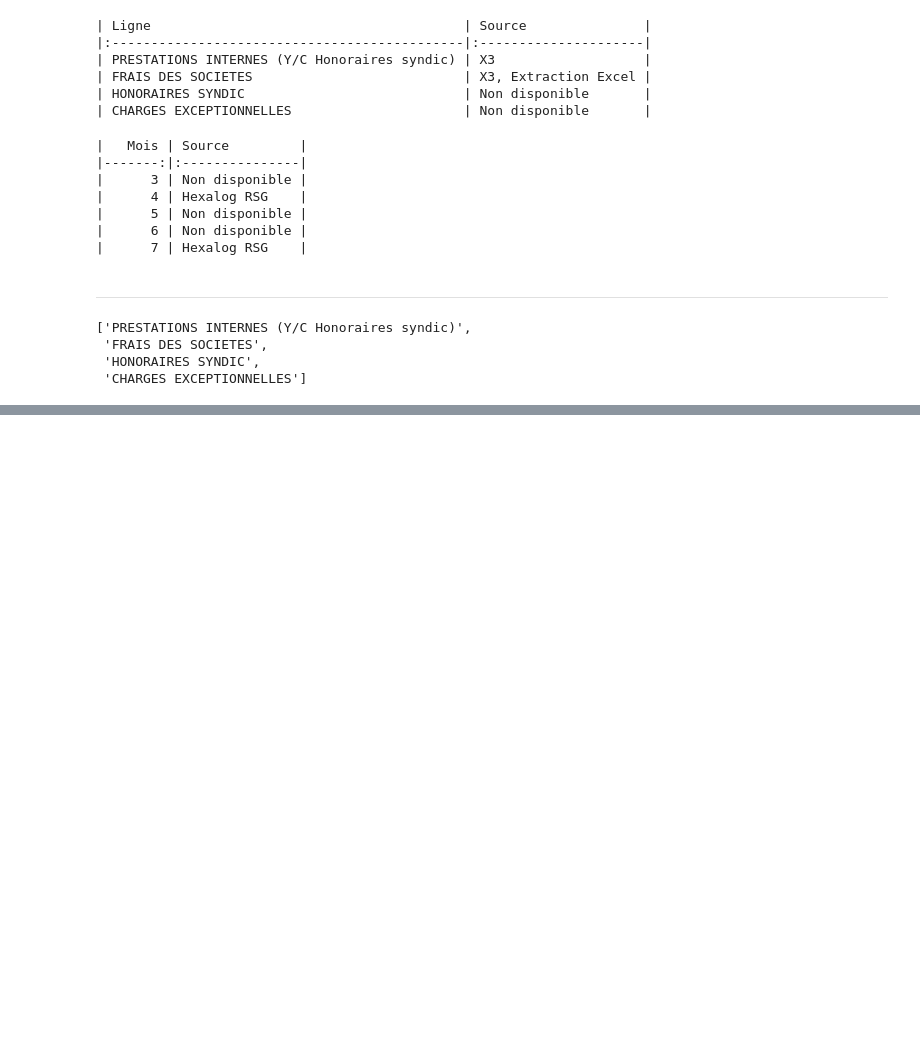
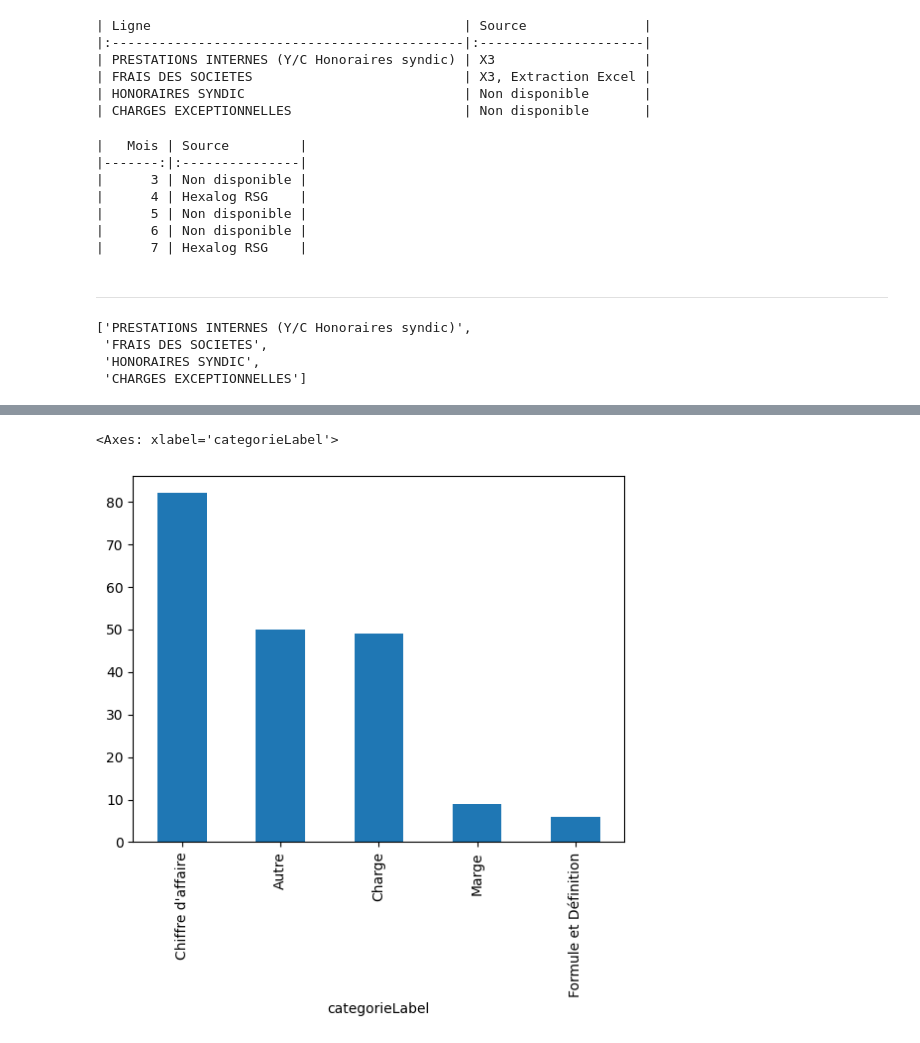
Before and after one commit to Amsa-21/SL_CB_IA, a Jupyter notebook: v2.ipynb, the cells around one changed output, grey strips where cells are left out. Drawn from its saved outputs; the diff is of its cells as text; code cells hidden in the pictures; blank space fills up the shorter version.

```diff
--- a/v2.ipynb
+++ b/v2.ipynb
@@ -1639,0 +1756,5 @@ _find_siblings_with_neighbors(
+# %%
+pd.DataFrame(lst)["categorieLabel"].value_counts().plot(kind='bar')
+# %% [output]
+<Axes: xlabel='categorieLabel'>
+[figure, added]
```
Also changed, not shown: parts of 13 cells of this notebook, 5 other files.
